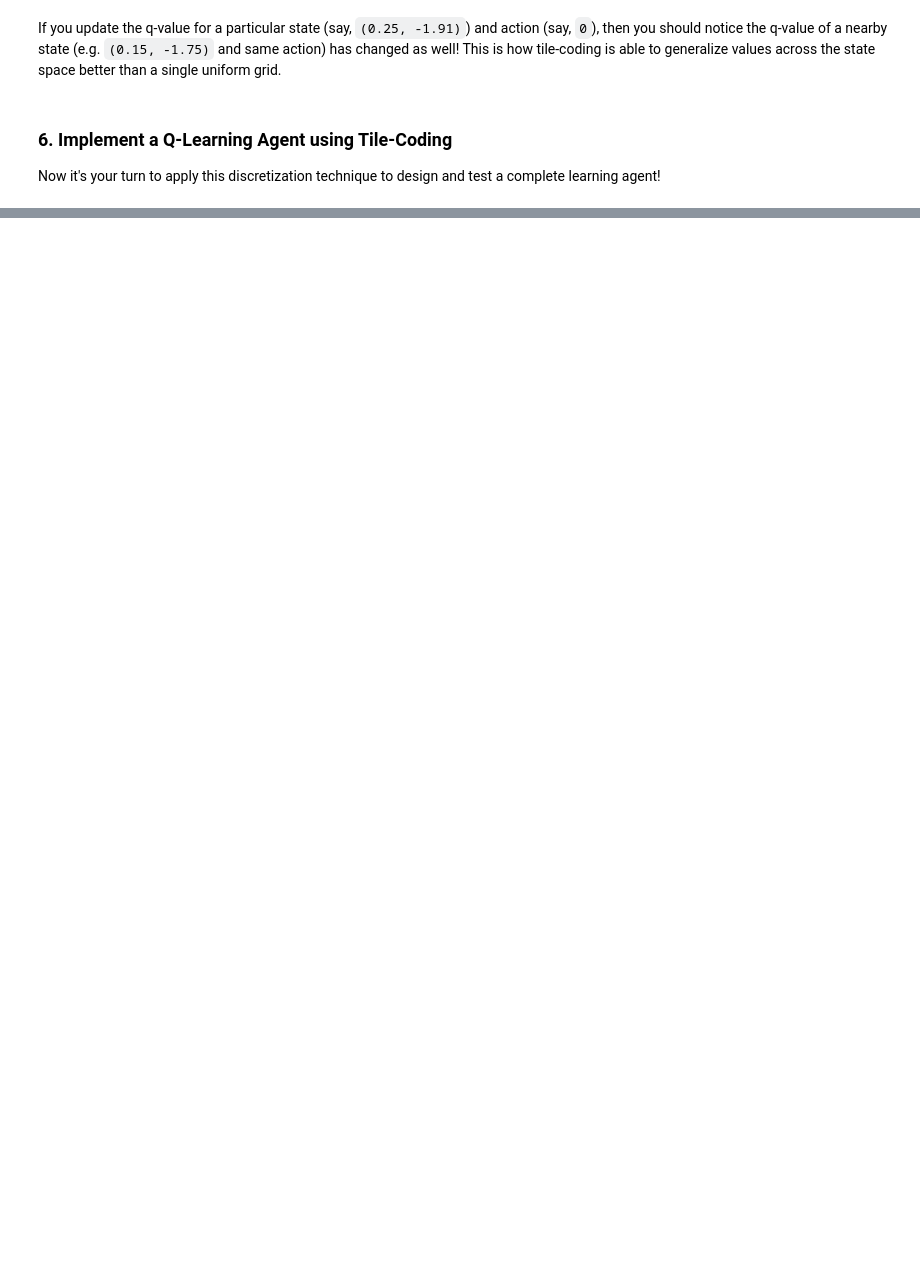
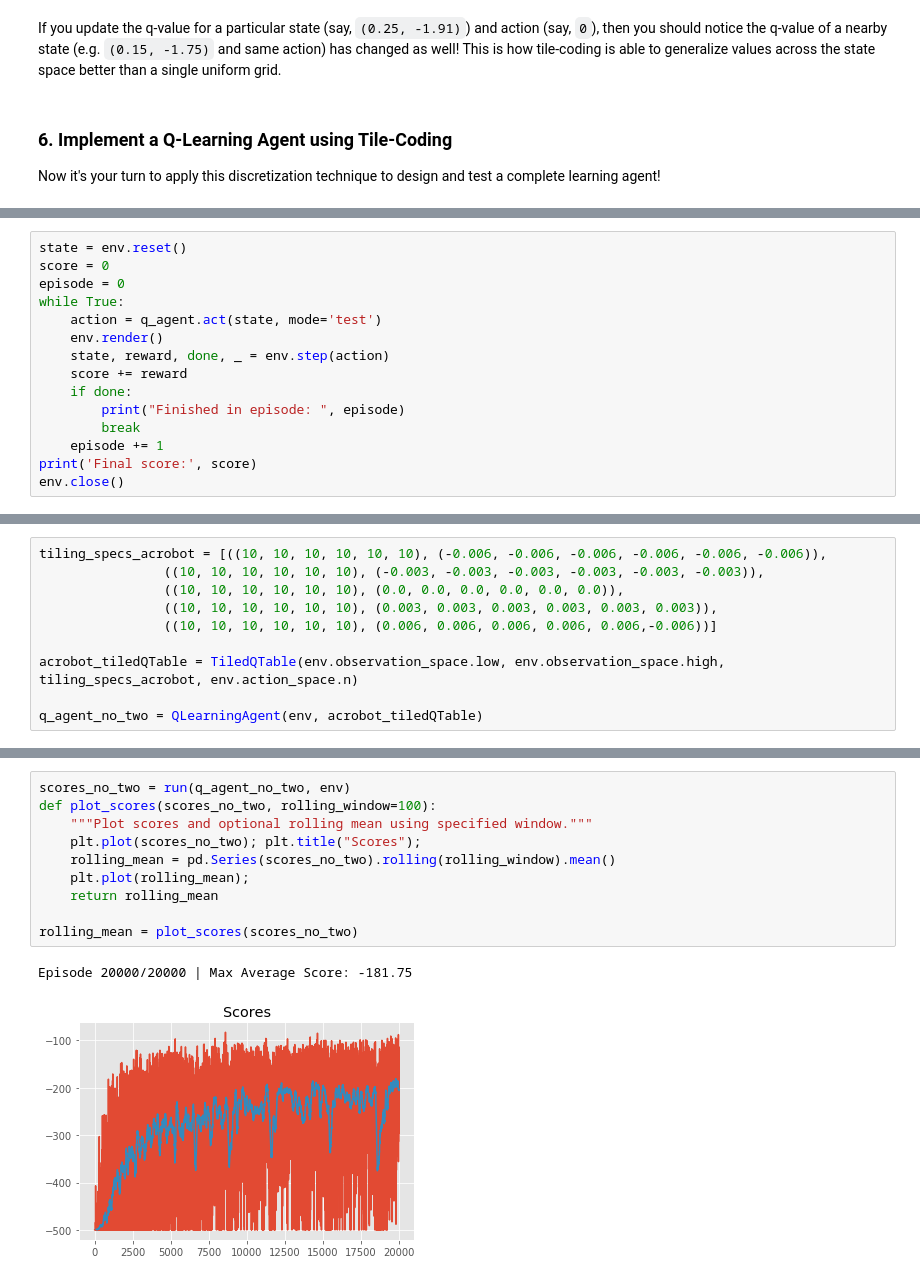
Before and after one commit to ArmandoHernandez/machine-learning, a Jupyter notebook: reinforcementLearning/Discretization_Tiling/notebooks/Tile_Coding.ipynb, the cells around one changed output, grey strips where cells are left out. Drawn from its saved outputs; the diff is of its cells as text; blank space fills up the shorter version.

```diff
--- a/reinforcementLearning/Discretization_Tiling/notebooks/Tile_Coding.ipynb
+++ b/reinforcementLearning/Discretization_Tiling/notebooks/Tile_Coding.ipynb
@@ -553,0 +567,15 @@ state:   [ 1.    -0.025  0.997 -0.073  1.122 -1.627]
+# %%
+state = env.reset()
+score = 0
+episode = 0
+while True:
+    action = q_agent.act(state, mode='test')
+    env.render()
+    state, reward, done, _ = env.step(action)
+    score += reward
+    if done:
+        print("Finished in episode: ", episode)
+        break
+    episode += 1
+print('Final score:', score)
+env.close()
@@ -553,0 +585,10 @@ state:   [ 1.    -0.025  0.997 -0.073  1.122 -1.627]
+# %%
+tiling_specs_acrobot = [((10, 10, 10, 10, 10, 10), (-0.006, -0.006, -0.006, -0.006, -0.006, -0.006)),
+                ((10, 10, 10, 10, 10, 10), (-0.003, -0.003, -0.003, -0.003, -0.003, -0.003)),
+                ((10, 10, 10, 10, 10, 10), (0.0, 0.0, 0.0, 0.0, 0.0, 0.0)),
+                ((10, 10, 10, 10, 10, 10), (0.003, 0.003, 0.003, 0.003, 0.003, 0.003)),
+                ((10, 10, 10, 10, 10, 10), (0.006, 0.006, 0.006, 0.006, 0.006,-0.006))]
+
+acrobot_tiledQTable = TiledQTable(env.observation_space.low, env.observation_space.high, tiling_specs_acrobot, env.action_space.n)
+
+q_agent_no_two = QLearningAgent(env, acrobot_tiledQTable)
@@ -553,0 +613,13 @@ state:   [ 1.    -0.025  0.997 -0.073  1.122 -1.627]
+# %%
+scores_no_two = run(q_agent_no_two, env)
+def plot_scores(scores_no_two, rolling_window=100):
+    """Plot scores and optional rolling mean using specified window."""
+    plt.plot(scores_no_two); plt.title("Scores");
+    rolling_mean = pd.Series(scores_no_two).rolling(rolling_window).mean()
+    plt.plot(rolling_mean);
+    return rolling_mean
+
+rolling_mean = plot_scores(scores_no_two)
+# %% [output]
+Episode 20000/20000 | Max Average Score: -181.75
+[figure, added]
```
Also changed, not shown: parts of 13 cells of this notebook.
